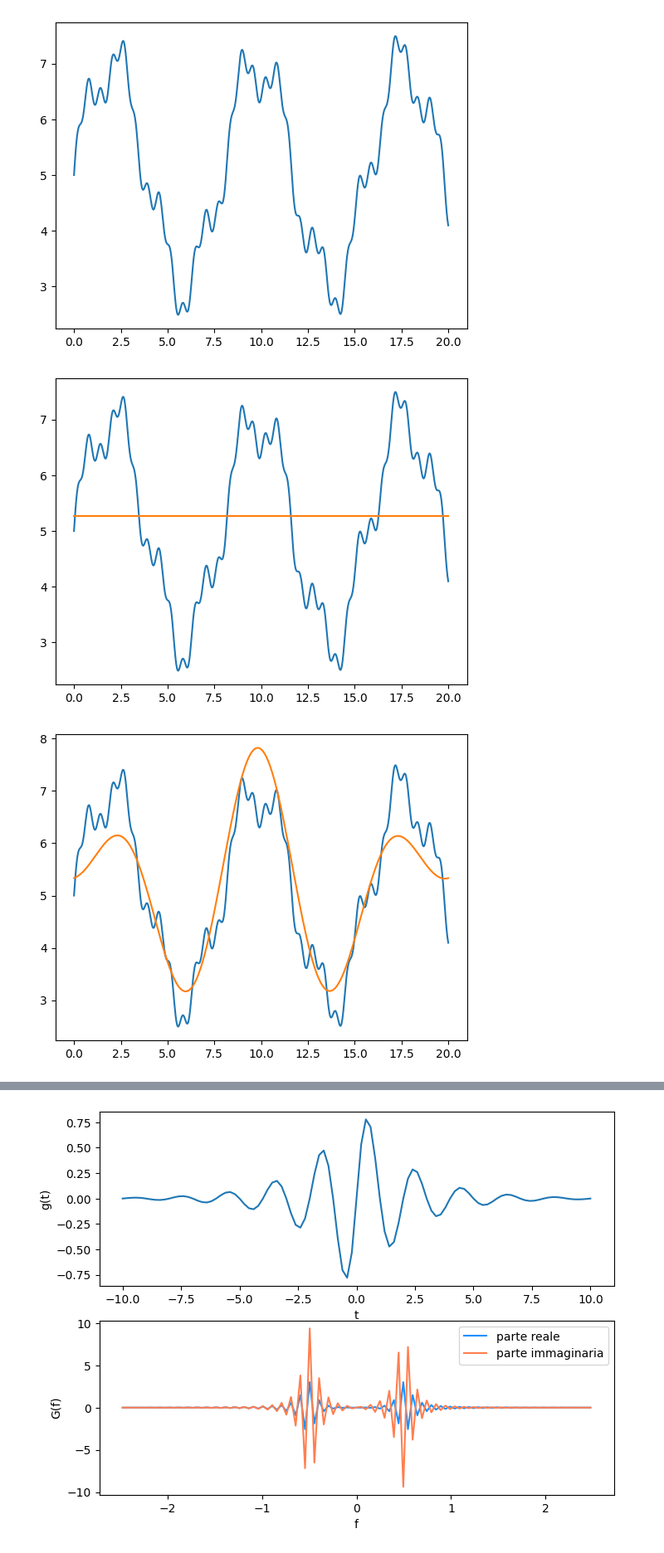
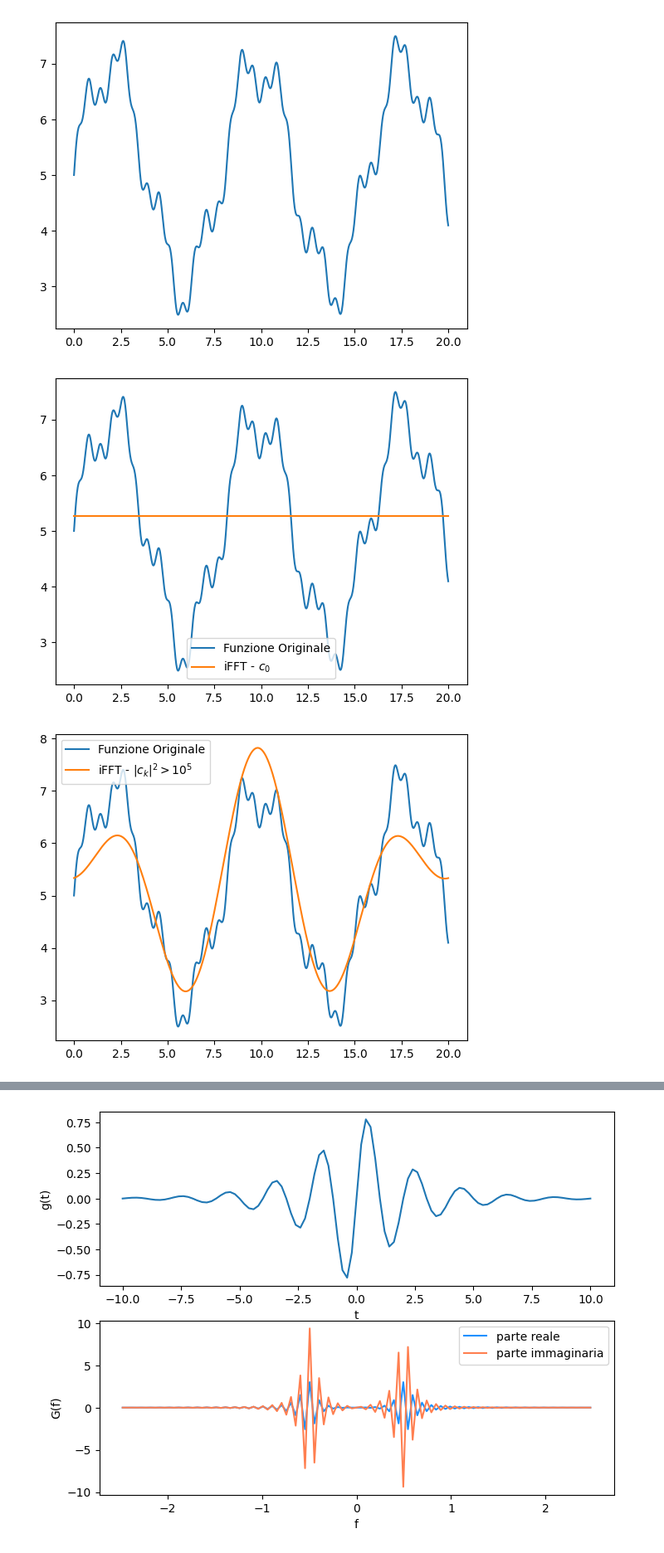
Before and after one commit to s-germani/metodi-computazionali-fisica-2023, a Jupyter notebook: notebooks/lezioni/L09_TrasformateFourier.ipynb, the cells around one changed output, grey strips where cells are left out. Shown at 83% size. Cells and saved outputs as stored; diff of their text form; code cells hidden in the pictures.

```diff
--- a/notebooks/lezioni/L09_TrasformateFourier.ipynb
+++ b/notebooks/lezioni/L09_TrasformateFourier.ipynb
@@ -405,18 +407,20 @@ gaf2m5_cut0 = np.zeros(gaf2m5.size)
 gaf2m5_cut0[0] = gaf2m5[0]
 igaf2m5_cut0 = fft.irfft(gaf2m5_cut0,  n=len(t2))
 plt.plot(t2, af2m5, label='Funzione Originale')
-plt.plot(t2, igaf2m5_cut0, label='iFFT')
+plt.plot(t2, igaf2m5_cut0, label='iFFT - $c_0$')
+plt.legend()
 plt.show()
 # %% [output]
-[figure, old version]
+[figure, new version]
 # %%
 gaf2m5_cut1 = gaf2m5.copy()
 mask2m5 = np.absolute(gaf2m5)**2 < 1e5
 
 gaf2m5_cut1[mask2m5] = 0
 igaf2m5_cut1 = fft.irfft(gaf2m5_cut1,  n=len(t2))
 plt.plot(t2, af2m5, label='Funzione Originale')
-plt.plot(t2, igaf2m5_cut1, label='iFFT')
+plt.plot(t2, igaf2m5_cut1, label='iFFT - $|c_k|^2>10^5$')
+plt.legend()
 plt.show()
 # %% [output]
-[figure, old version]
+[figure, new version]
```
Also changed, not shown: parts of 21 cells of this notebook.
